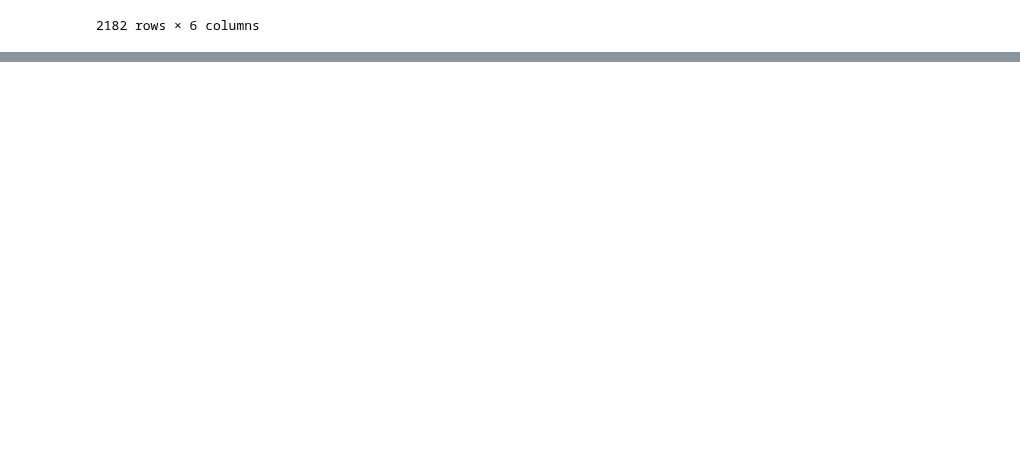
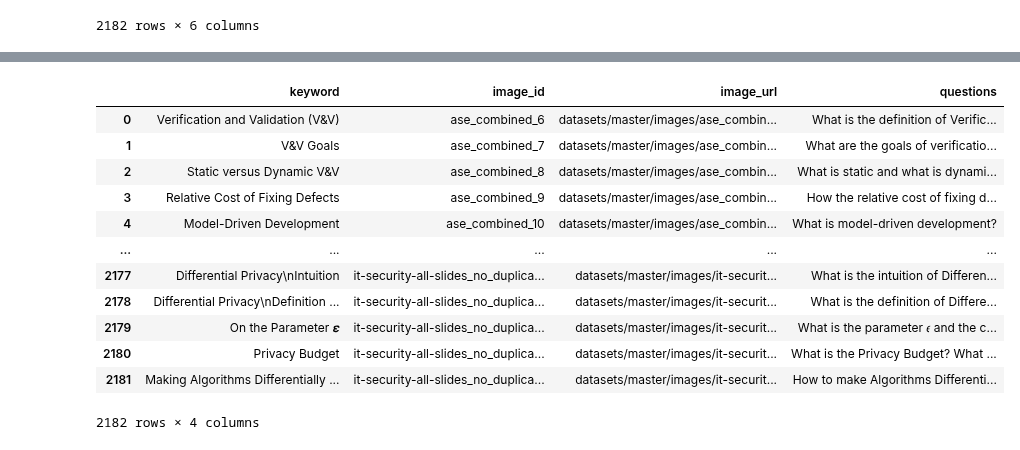
Before and after one commit to Ankinator/ankinator-flashcard-models, a Jupyter notebook: notebooks/models/image-to-text/vqg-master-dataset.ipynb, the cells around one changed output, grey strips where cells are left out. Saved outputs shown, nothing was run; the diff lists cells and outputs as text; code cells hidden in the pictures; blank space fills up the shorter version.

```diff
--- a/notebooks/models/image-to-text/vqg-master-dataset.ipynb
+++ b/notebooks/models/image-to-text/vqg-master-dataset.ipynb
@@ -75,0 +117,3 @@ data_df
+# %%
+data_df["image_url"] = [f"datasets/master/images/{image_id}.png" for image_id in data_df["image_id"].to_list()]
+data_df
@@ -75,0 +134,4 @@ data_df
+# %%
+for i, row in data_df.iterrows():
+    print(row["Question 1"])
+    break
@@ -75,0 +140,12 @@ data_df
+# %%
+questions = []
+for _, row in data_df.iterrows():
+    q = row["Question 1"]
+    if isinstance(row["Question 2"], str):
+        q += f"---{row['Question 2']}"
+    if isinstance(row["Question 3"], str):
+        q += f"---{row['Question 3']}"
+    questions.append(q)
+
+data_df["questions"] = questions
+data_df
@@ -75,0 +168,17 @@ data_df
+# %%
+data_df.drop(columns=["Question 1", "Question 2", "Question 3", "PDF-Name", "Page Number"], inplace=True)
+data_df
+# %% [output]
+|  | keyword | image_id | image_url | questions |
+| 0 | Verification and Validation (V&V) | ase_combined_6 | datasets/master/images/ase_combin... | What is the definition of Verific... |
+| 1 | V&V Goals | ase_combined_7 | datasets/master/images/ase_combin... | What are the goals of verificatio... |
+| 2 | Static versus Dynamic V&V | ase_combined_8 | datasets/master/images/ase_combin... | What is static and what is dynami... |
+| 3 | Relative Cost of Fixing Defects | ase_combined_9 | datasets/master/images/ase_combin... | How the relative cost of fixing d... |
+| 4 | Model-Driven Development | ase_combined_10 | datasets/master/images/ase_combin... | What is model-driven development? |
+| ... | ... | ... | ... | ... |
+| 2177 | Differential Privacy\nIntuition | it-security-all-slides_no_duplica... | datasets/master/images/it-securit... | What is the intuition of Differen... |
+| 2178 | Differential Privacy\nDefinition ... | it-security-all-slides_no_duplica... | datasets/master/images/it-securit... | What is the definition of Differe... |
+| 2179 | On the Parameter 𝜺 | it-security-all-slides_no_duplica... | datasets/master/images/it-securit... | What is the parameter 𝜖 and the c... |
+| 2180 | Privacy Budget | it-security-all-slides_no_duplica... | datasets/master/images/it-securit... | What is the Privacy Budget? What ... |
+| 2181 | Making Algorithms Differentially ... | it-security-all-slides_no_duplica... | datasets/master/images/it-securit... | How to make Algorithms Differenti... |
+2182 rows × 4 columns
```
Also changed, not shown: parts of 12 cells of this notebook, 1 other file.
